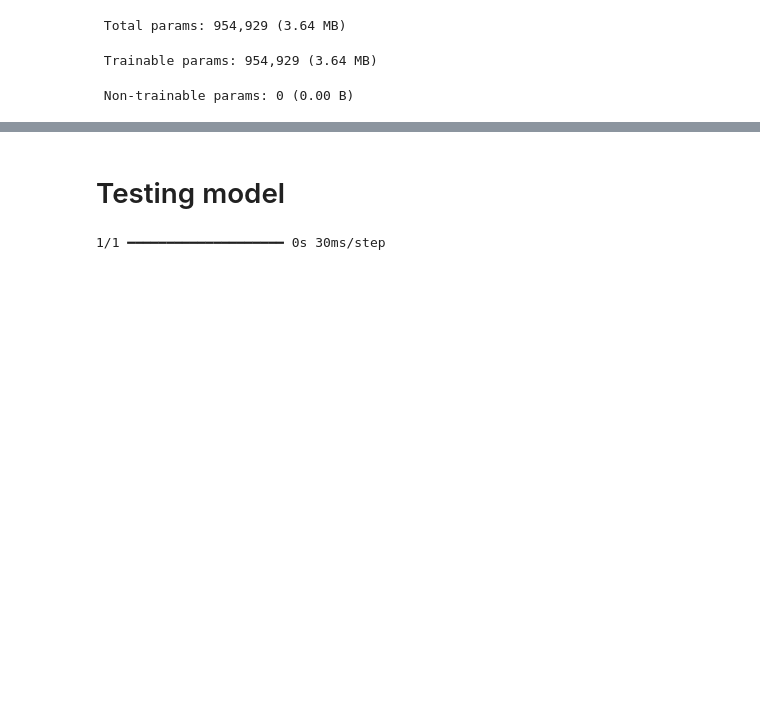
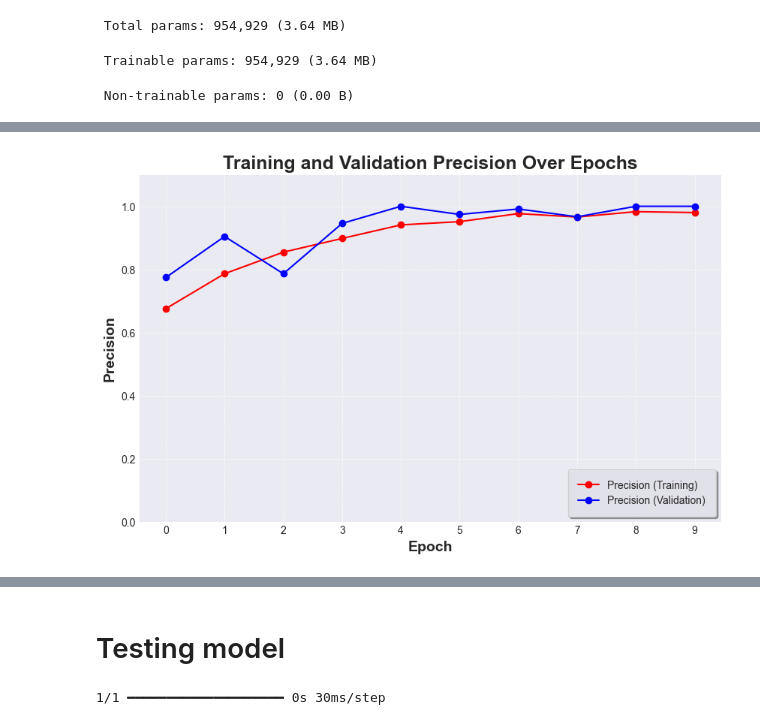
Before and after one commit to makspiotrowski02/sparrowdetect, a Jupyter notebook: main.ipynb, the cells around one changed output, grey strips where cells are left out. Saved outputs shown, nothing was run; the diff lists cells and outputs as text; code cells hidden in the pictures; blank space fills up the shorter version.

```diff
--- a/main.ipynb
+++ b/main.ipynb
@@ -298,0 +277,22 @@ plt.show()
+# %%
+plt.style.use('seaborn-v0_8-darkgrid')
+fig, ax = plt.subplots(figsize=(10, 6))
+
+ax.plot(hist.history['precision'], color='red', marker='o', label='Precision (Training)')
+ax.plot(hist.history['val_precision'], color='blue', marker='o', label='Precision (Validation)')
+
+ax.set_title('Training and Validation Precision Over Epochs', fontsize=18, fontweight='bold')
+ax.set_xlabel('Epoch', fontsize=14, fontweight='bold')
+ax.set_ylabel('Precision', fontsize=14, fontweight='bold')
+
+ax.set_ylim([0, 1.1])
+
+ax.set_xticks(np.arange(start=0, stop=len(hist.history['loss']), step=1))
+
+ax.grid(True, which='both', linestyle='--', linewidth=0.5)
+
+legend = ax.legend(frameon=True, framealpha=0.9, shadow=True, borderpad=1, loc='lower right')
+
+plt.show()
+# %% [output]
+[figure, added]
```
Also changed, not shown: parts of 9 cells of this notebook, 8 other files.
